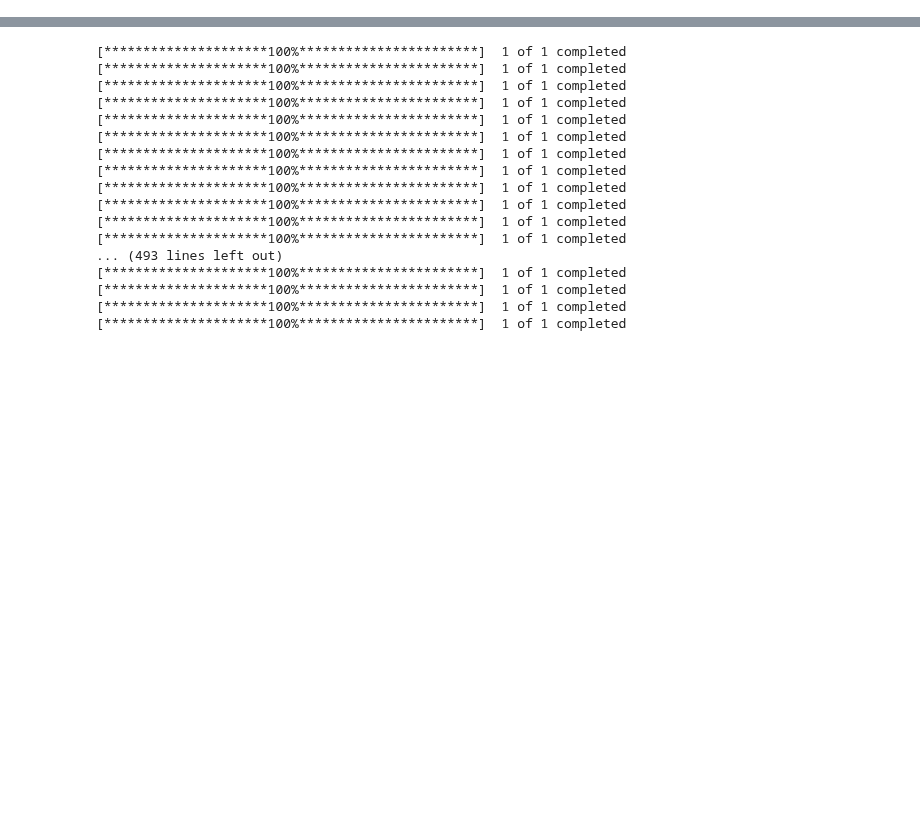
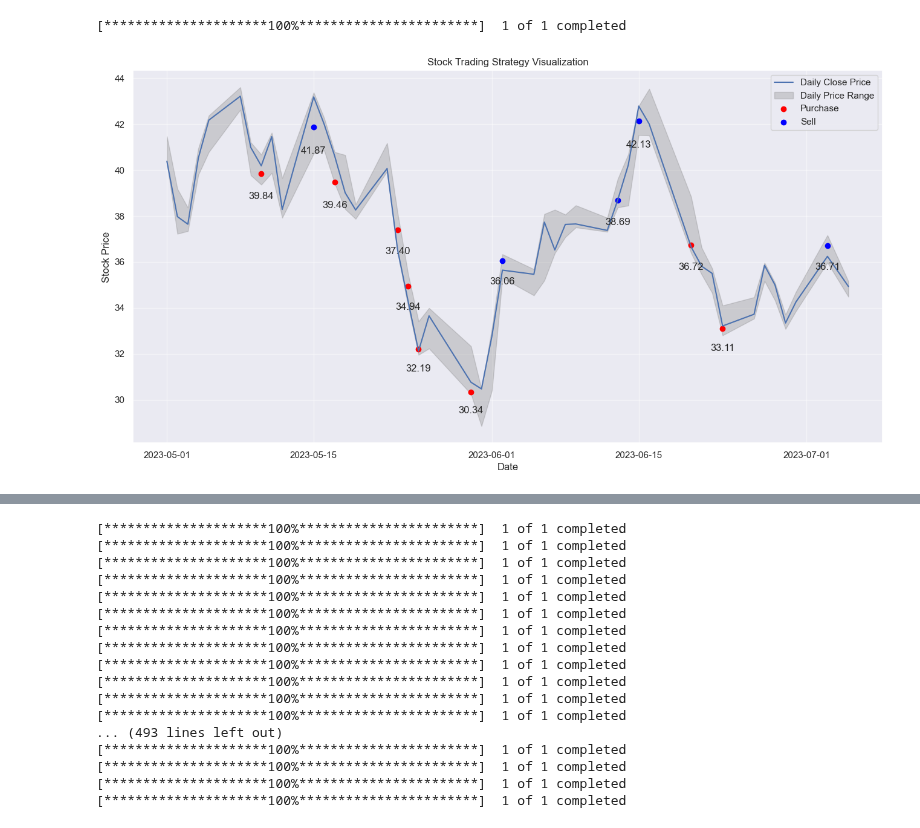
Before and after one commit to Yuchen-Peng/trading_strategy, a Jupyter notebook: notebooks/concise-notebook.ipynb, the cells around one changed output, grey strips where cells are left out. Saved outputs shown, nothing was run; the diff lists cells and outputs as text; code cells hidden in the pictures; blank space fills up the shorter version.

Commit message:
add sample from actual trading

```diff
--- a/notebooks/concise-notebook.ipynb
+++ b/notebooks/concise-notebook.ipynb
@@ -192,3 +195,55 @@ def user_function():
     print('Transaction samples:')
     print(result[result['action'].isin(['Purchase','Sell'])].head())
     plot_trading_strategy(stock_df, result)
+# %%
+# sample plot using actual trading data
+
+df_yinn = yf.download('yinn'.upper(), start='2023-05-01', end=datetime.today().strftime('%Y-%m-%d'))
+df_yinn = df_yinn.reset_index()
+
+plt.figure(figsize=(16, 8))
+plt.grid(True, alpha=0.5)
+
+plt.plot(df_yinn['Date'], df_yinn['Close'], label='Daily Close Price')
+# plt.plot(df_yinn['Date'], df_yinn['High'], color='green', label='Highest Price')
+# plt.plot(df_yinn['Date'], df_yinn['Low'], color='red', label='Lowest Price')
+
+# Shading the region between the highest and lowest prices
+plt.fill_between(df_yinn['Date'], df_yinn['Low'], df_yinn['High'], color='gray', alpha=0.3, label='Daily Price Range')
+
+
+result = pd.DataFrame({
+    'action':['Purchase', 'Sell', 'Purchase', 'Purchase', 'Purchase', 'Purchase', 'Purchase', 'Sell', 'Sell', 'Sell', 'Purchase', 'Purchase', 'Sell',],
+    'date':['2023-05-10', '2023-05-15', '2023-05-17', '2023-05-23', '2023-05-24', '2023-05-25', '2023-05-30', '2023-06-02', '2023-06-13', '2023-06-15', '2023-06-20', '2023-06-23', '2023-07-03',],
+    'daily_price':[39.84,41.87,39.46,37.4,34.94,32.19,30.34,36.06,38.69,42.13,36.72,33.11,36.71]
+}
+)
+
+result['date'] = pd.to_datetime(result['date'])
+
+# plot the purchase actions as red dots
+purchases = result[result['action'] == 'Purchase']
+plt.scatter(purchases['date'], purchases['daily_price'], color='red', label='Purchase')
+
+# plot the sell actions as blue dots
+sells = result[result['action'] == 'Sell']
+plt.scatter(sells['date'], sells['daily_price'], color='blue', label='Sell')
+
+for index, row in sells.iterrows():
+    # plt.text(row['date'], row['daily_price'], row['daily_price'], ha='center', va='bottom')
+    plt.annotate(f"{row['daily_price']:.2f}", xy=(row['date'], row['daily_price']),
+                 xytext=(row['date'], row['daily_price']*0.98), ha='center', va='top')
+for index, row in purchases.iterrows():
+    # plt.text(row['date'], row['daily_price'], row['daily_price'], ha='center', va='bottom')
+    plt.annotate(f"{row['daily_price']:.2f}", xy=(row['date'], row['daily_price']),
+                 xytext=(row['date'], row['daily_price']*0.98), ha='center', va='top')
+
+plt.xlabel('Date')
+plt.ylabel('Stock Price')
+plt.title('Stock Trading Strategy Visualization')
+plt.legend()
+
+plt.show()
+# %% [output]
+[*********************100%***********************]  1 of 1 completed
+[figure, added]
```
Also changed, not shown: parts of 7 cells of this notebook.
